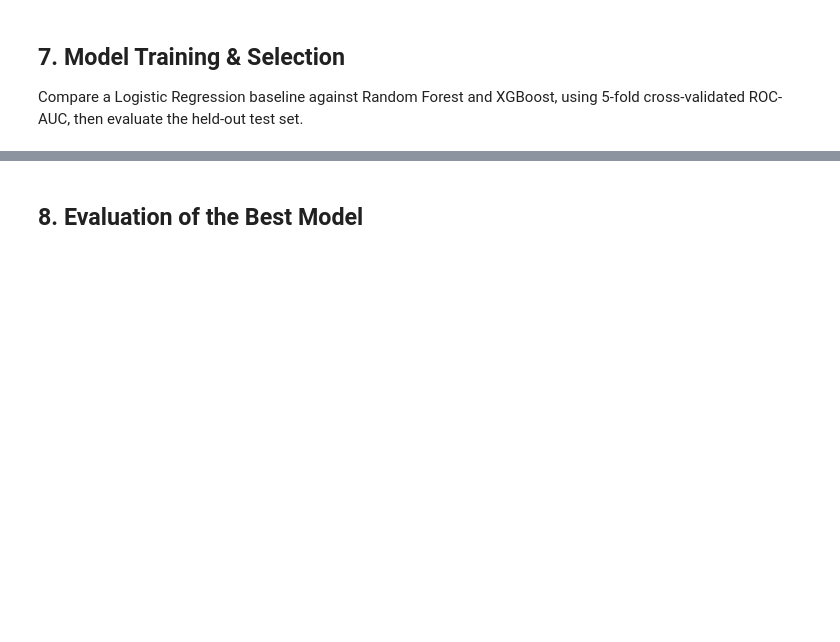
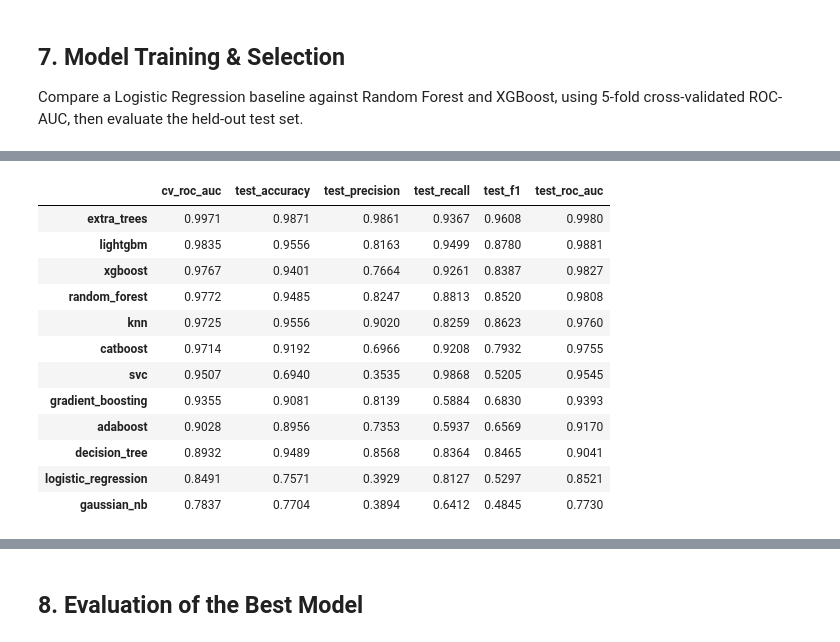
Before and after one commit to emadyowakim/AI-ML, a Jupyter notebook: Churn_Prediction_Colab.ipynb, the cells around one changed output, grey strips where cells are left out. Saved outputs shown, nothing was run; the diff lists cells and outputs as text; code cells hidden in the pictures; blank space fills up the shorter version.

```diff
--- a/Churn_Prediction_Colab.ipynb
+++ b/Churn_Prediction_Colab.ipynb
@@ -405,3 +539,20 @@ weighted avg       0.95      0.94      0.94      2252
+# %%
+results_df = pd.DataFrame(results).T.sort_values("test_roc_auc", ascending=False)
+results_df
+# %% [output]
+|  | cv_roc_auc | test_accuracy | test_precision | test_recall | test_f1 | test_roc_auc |
+| extra_trees | 0.9971 | 0.9871 | 0.9861 | 0.9367 | 0.9608 | 0.9980 |
+| lightgbm | 0.9835 | 0.9556 | 0.8163 | 0.9499 | 0.8780 | 0.9881 |
+| xgboost | 0.9767 | 0.9401 | 0.7664 | 0.9261 | 0.8387 | 0.9827 |
+| random_forest | 0.9772 | 0.9485 | 0.8247 | 0.8813 | 0.8520 | 0.9808 |
+| knn | 0.9725 | 0.9556 | 0.9020 | 0.8259 | 0.8623 | 0.9760 |
+| catboost | 0.9714 | 0.9192 | 0.6966 | 0.9208 | 0.7932 | 0.9755 |
+| svc | 0.9507 | 0.6940 | 0.3535 | 0.9868 | 0.5205 | 0.9545 |
+| gradient_boosting | 0.9355 | 0.9081 | 0.8139 | 0.5884 | 0.6830 | 0.9393 |
+| adaboost | 0.9028 | 0.8956 | 0.7353 | 0.5937 | 0.6569 | 0.9170 |
+| decision_tree | 0.8932 | 0.9489 | 0.8568 | 0.8364 | 0.8465 | 0.9041 |
+| logistic_regression | 0.8491 | 0.7571 | 0.3929 | 0.8127 | 0.5297 | 0.8521 |
+| gaussian_nb | 0.7837 | 0.7704 | 0.3894 | 0.6412 | 0.4845 | 0.7730 |
 # %%
 results_df = pd.DataFrame(results).T.sort_values("test_roc_auc", ascending=False)
 results_df
```
Also changed, not shown: parts of 31 cells of this notebook.
